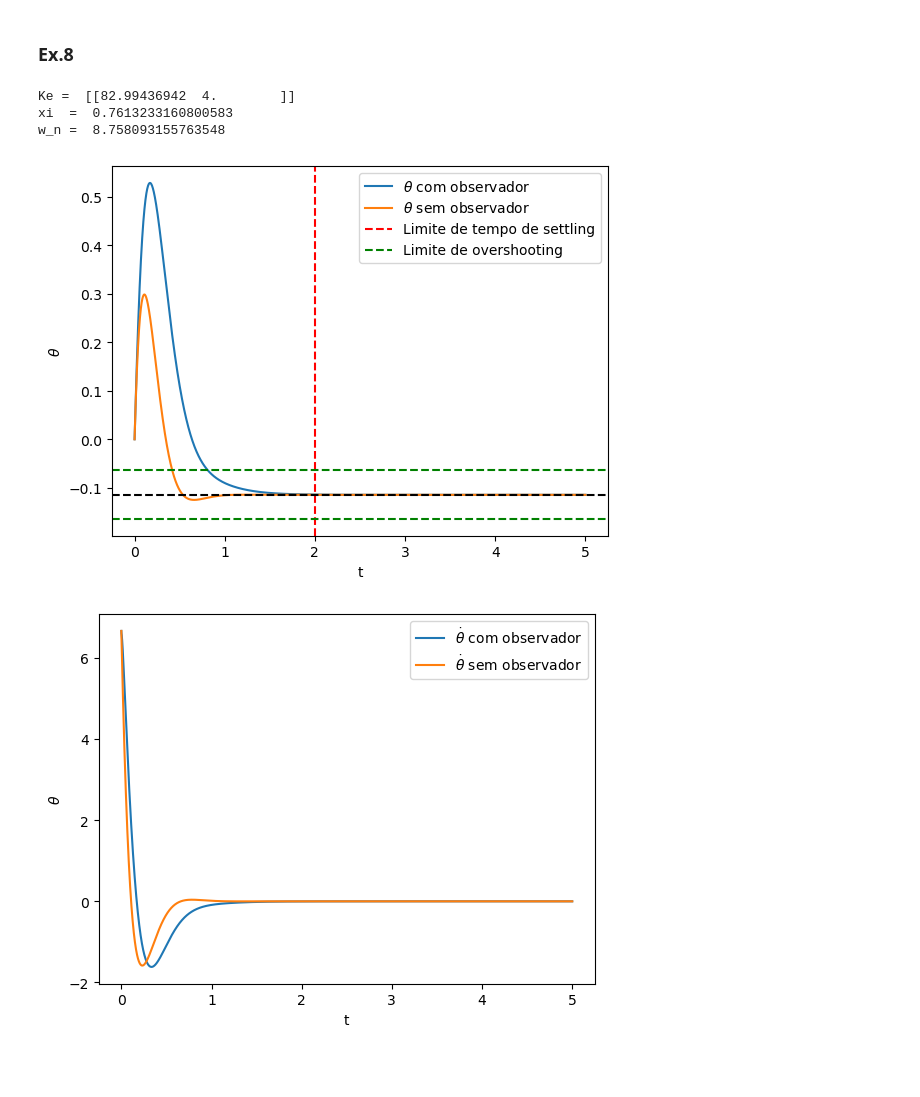
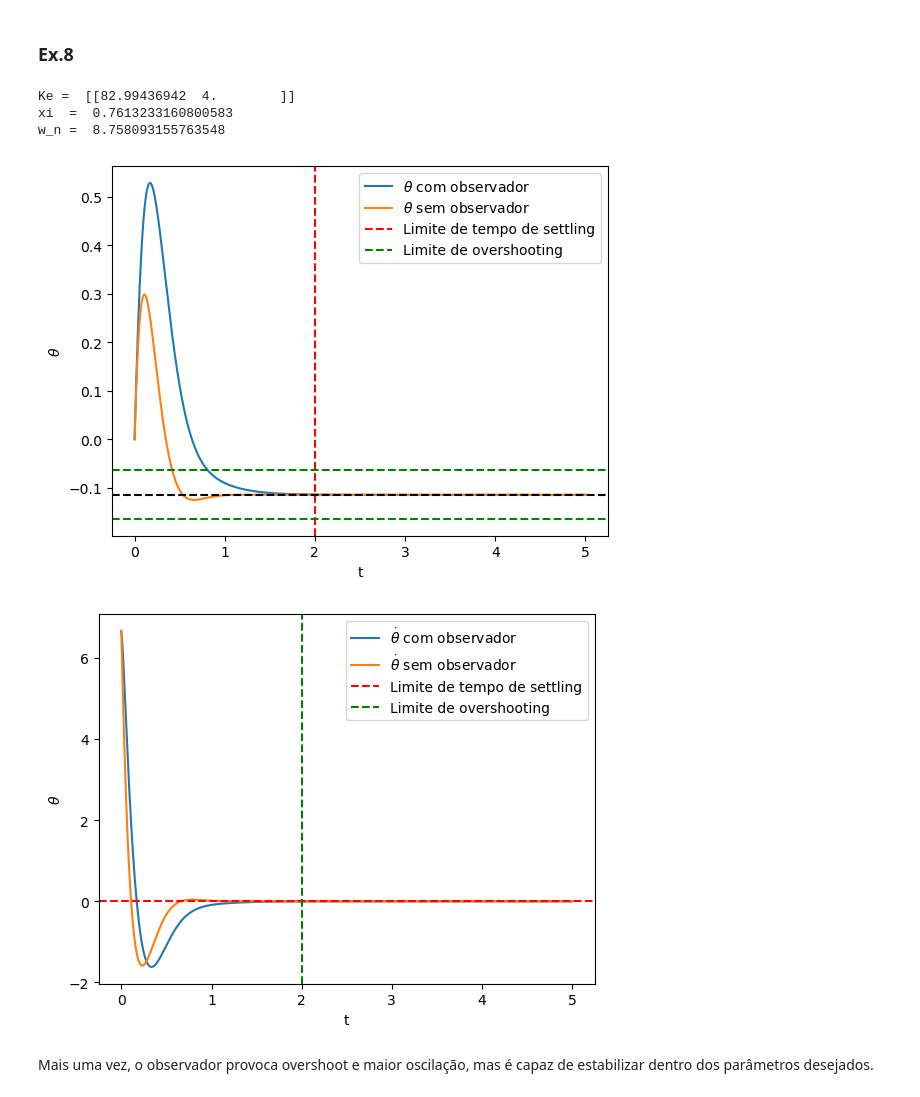
Before and after one commit to mariana-das-neves/sistemas_dinamicos_e_controlo, a Jupyter notebook: Projeto SDC.ipynb, the cells around one changed output. Cells and saved outputs as stored; diff of their text form; code cells hidden in the pictures; blank space fills up the shorter version.

```diff
--- a/Projeto SDC.ipynb
+++ b/Projeto SDC.ipynb
@@ -511,6 +447,9 @@ e como sabemos isto será equivalente a $s^{2} + 2\xi \omega_{n} + \omega_{n}^{2
 $$\frac{k_{2}}{I}= 2\xi\omega_{n}~~\to~~ k_{2}=2I\xi\omega_{n}$$
 $$\frac{k_{1}-\alpha}{I}=\omega_{n}^{2}~~\to~~ k_{1}=\alpha+I\omega_{n}^{2}$$
 # %%
+r = 2
+v = 1.5
+
 theta0 = np.arctan2(-v*v, g*r)
 alpha = m*g*h * np.cos(theta0) - m*v*v*h/r * np.sin(theta0)
 beta = m*g*h * theta0*np.cos(theta0) + m*v*v*h/r * theta0*np.sin(theta0)
@@ -531,7 +470,7 @@ for i in [0.25,1,3]:
     k2 = 2*I*xi*w
     k1 = alpha+I*w*w
     k = np.array([k1,k2]).reshape((1,2))
-    print(f"k {i} = ", k)
+    print(f"k({i}) = ", k)
 
     # representação gráfica
     x0 = np.array([0,0.1/I])
@@ -705,31 +655,35 @@ xt_sem_obs[0] = x0
 x_til[0] = 0
 ut[0] = ((-k @ xt_com_obs[0])[0] + beta)/I
 for i in range(len(times)-1):
     xt_com_obs[i+1] = xt_com_obs[i] + dt*(A2 @ xt_com_obs[i] + B2.reshape((2,)) * ut[i])
     ut[i+1] = ((-k @ x_til[i])[0] + beta)/I
     x_til[i+1] = x_til[i] + dt * (A2 @ x_til[i] + B2.reshape((2,)) * ut[i] + ke @ (C2 @ xt_com_obs[i] - C2 @ x_til[i]))
 for i in range(len(times)-1):
     xt_sem_obs[i+1] = xt_sem_obs[i] + dt*(A2 @ xt_sem_obs[i] + B2.reshape((2,)) * ut[i])
     ut[i+1] = ((-k @ xt_sem_obs[i+1])[0] + beta)/I
 plt.plot(times, xt_com_obs[:,0], label=r'$\theta$ com observador')
 plt.plot(times, xt_sem_obs[:,0], label=r'$\theta$ sem observador')
 plt.axvline(2, linestyle='--', color='red', label='Limite de tempo de settling')
 plt.axhline(theta0-5e-2, linestyle='--', color='green', label='Limite de overshooting')
 plt.axhline(theta0+5e-2, linestyle='--', color='green')
 plt.axhline(theta0, linestyle='--', color='black')
 plt.xlabel('t')
 plt.ylabel(r'$\theta$')
 plt.legend()
 plt.show()
 plt.plot(times, xt_com_obs[:,1], label=r'$\dot\theta$ com observador')
 plt.plot(times, xt_sem_obs[:,1], label=r'$\dot\theta$ sem observador')
+plt.axhline(0, linestyle='--', color='red', label='Limite de tempo de settling')
+plt.axvline(2, linestyle='--', color='green', label='Limite de overshooting')
 plt.xlabel('t')
 plt.ylabel(r'$\theta$')
 plt.legend()
 plt.show()
 # %% [output]
 Ke =  [[82.99436942  4.        ]]
 xi  =  0.7613233160800583
 w_n =  8.758093155763548
 [figure]
-[figure, old version]
+[figure, new version]
+# %% [markdown]
+Mais uma vez, o observador provoca overshoot e maior oscilação, mas é capaz de estabilizar dentro dos parâmetros desejados.
```
Also changed, not shown: parts of 8 cells of this notebook.
